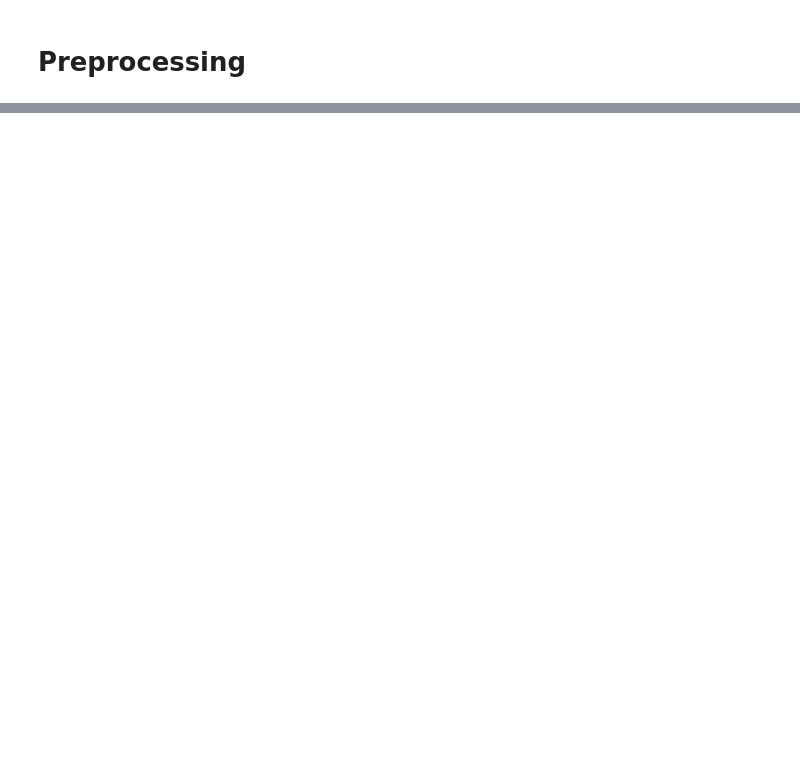
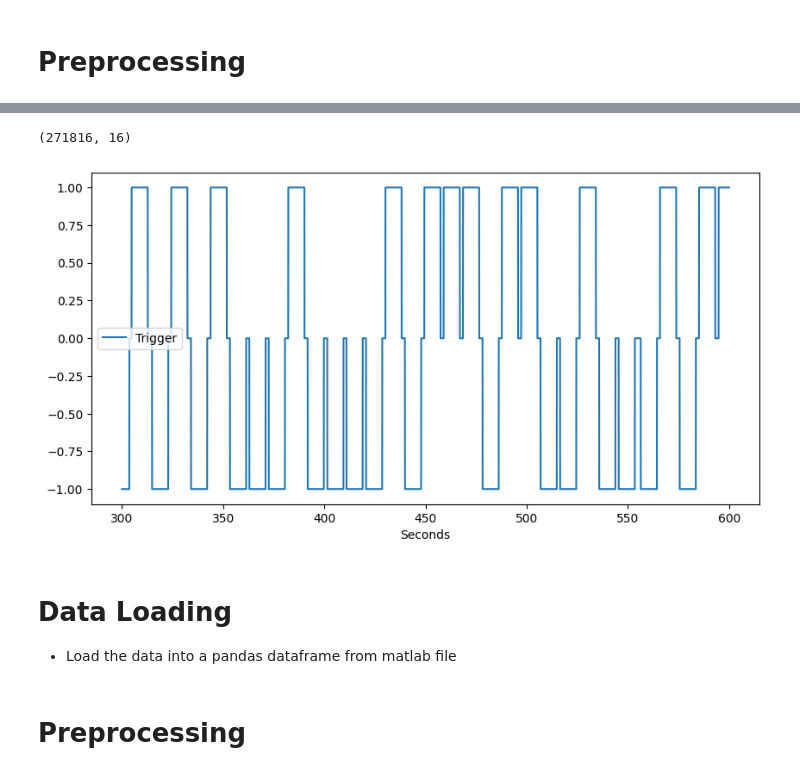
Before and after one commit to mo-gaafar/stroke-rehab-data-analysis, a Jupyter notebook: main_notebook.ipynb, the cells around one changed output, grey strips where cells are left out. Saved outputs shown, nothing was run; the diff lists cells and outputs as text; code cells hidden in the pictures; blank space fills up the shorter version.

Commit message:
reading data

```diff
--- a/main_notebook.ipynb
+++ b/main_notebook.ipynb
@@ -103,0 +93,39 @@ def feature(data):
+# %%
+import numpy as np
+# plot eeg and triggers for the first 10000 samples
+import matplotlib.pyplot as plt
+
+eeg_trigs = data_dict["Patient_1"]["Pre"]["Train"]["trig"][0, :]
+out_trigs = np.zeros_like(eeg_trigs)
+# find the triggers
+idx_array = []
+for i in range(len(eeg_trigs)):
+    if (eeg_trigs[i] != eeg_trigs[i-1]):
+        out_trigs.append(eeg_trigs[i])
+        idx_array.append(i)
+
+
+plt.figure(figsize=(10, 5))
+start_samples = 256 * 60 * 5
+end_samples = 256 * 60 * 5 + start_samples
+data = data_dict["Patient_1"]["Pre"]["Train"]["y"]
+triggers = data_dict["Patient_1"]["Pre"]["Train"]["trig"]
+
+print(data.shape)
+time_axis = np.arange(start_samples, end_samples) / data_dict["Patient_1"]["Pre"]["Train"]["fs"][0][0]
+# plt.plot(time_axis, data[start_samples:end_samples, 0], label='Channel 1')
+# plt.plot(time_axis, data[start_samples:end_samples, 1], label='Channel 2')
+plt.plot(time_axis, triggers[start_samples:end_samples], label='Trigger')
+
+plt.xlabel('Seconds')
+plt.legend()
+
+plt.show()
+# %% [output]
+(271816, 16)
+[figure, added]
+# %% [markdown]
+# Data Loading
+- Load the data into a pandas dataframe from matlab file
+# %% [markdown]
+# Preprocessing
```
Also changed, not shown: parts of 4 cells of this notebook, 3 other files.
